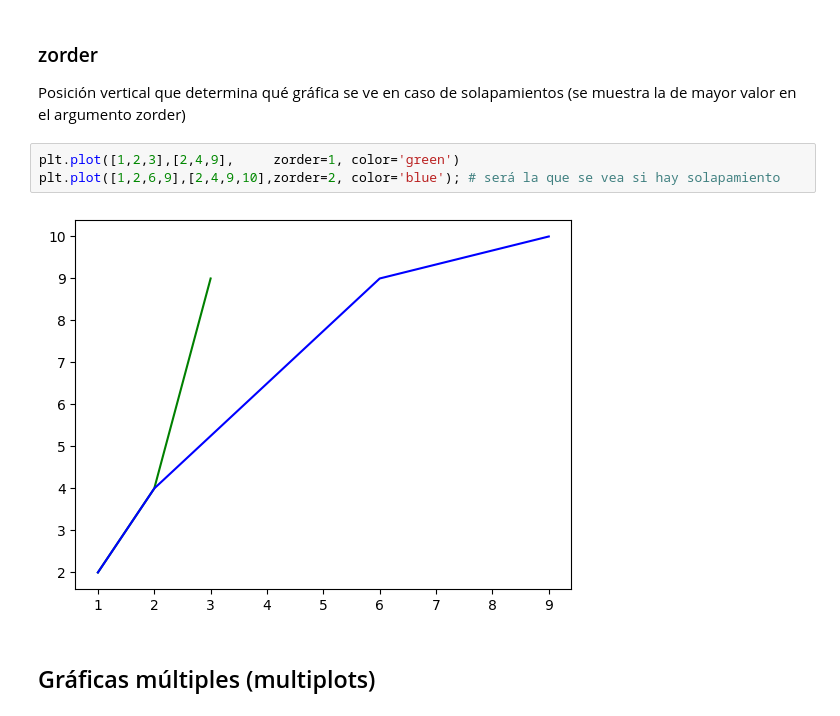
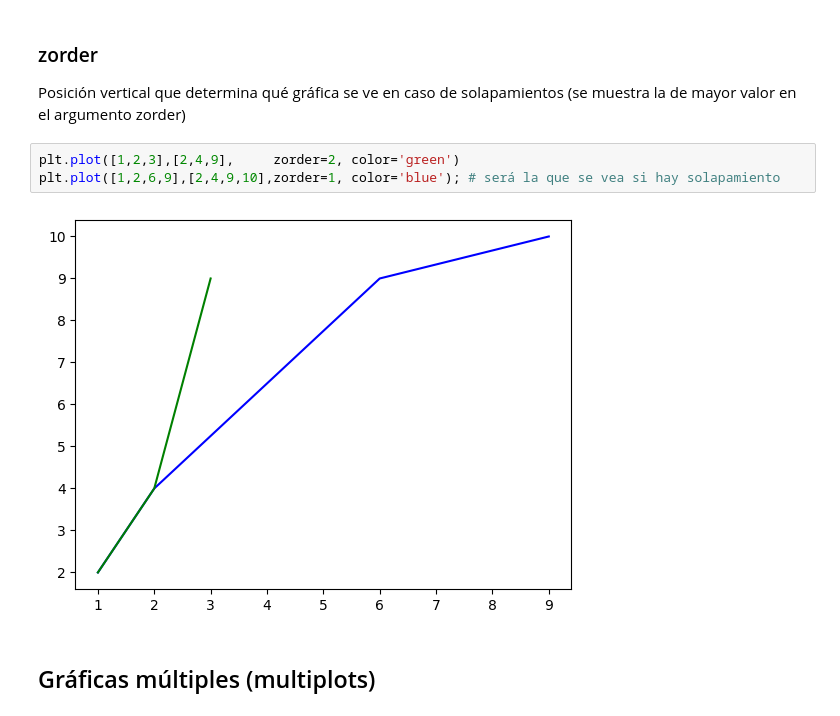
Before and after one commit to sobricius/Curso-Intelixencia-Artificial-con-Deep-Learning, a Jupyter notebook: 02.1.Matplotlib.ipynb, the cells around one changed output. Drawn from its saved outputs; the diff is of its cells as text.

```diff
--- a/02.1.Matplotlib.ipynb
+++ b/02.1.Matplotlib.ipynb
@@ -102,10 +104,10 @@ plt.show()
 ### zorder
 Posición vertical que determina qué gráfica se ve en caso de solapamientos (se muestra la de mayor valor en el argumento zorder)
 # %%
-plt.plot([1,2,3],[2,4,9],     zorder=1, color='green')
-plt.plot([1,2,6,9],[2,4,9,10],zorder=2, color='blue'); # será la que se vea si hay solapamiento
+plt.plot([1,2,3],[2,4,9],     zorder=2, color='green')
+plt.plot([1,2,6,9],[2,4,9,10],zorder=1, color='blue'); # será la que se vea si hay solapamiento
 # %% [output]
-[figure, old version]
+[figure, new version]
 # %% [markdown]
 ## Gráficas múltiples (multiplots)
 # %%
```
Also changed, not shown: parts of 5 cells of this notebook.
